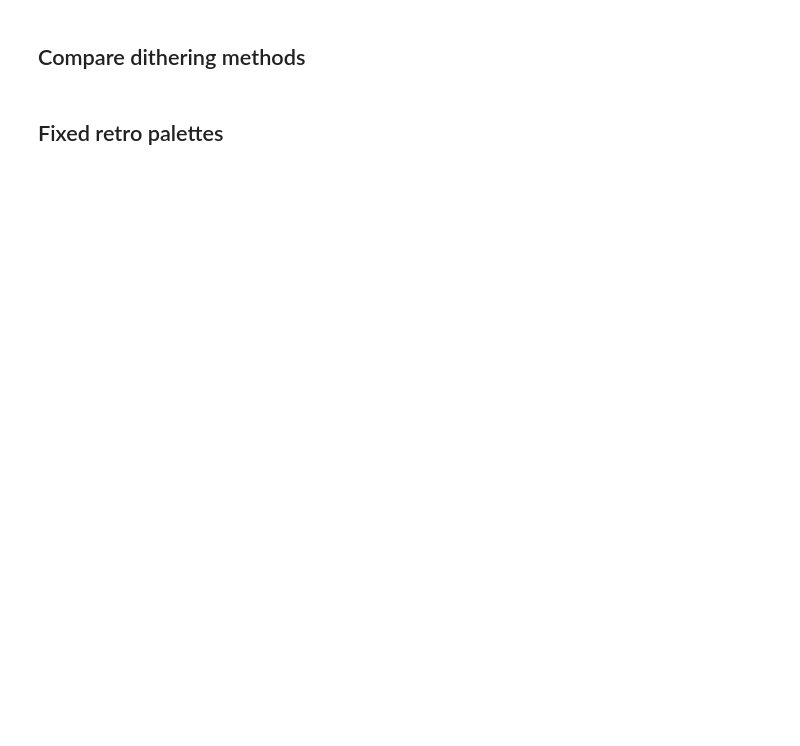
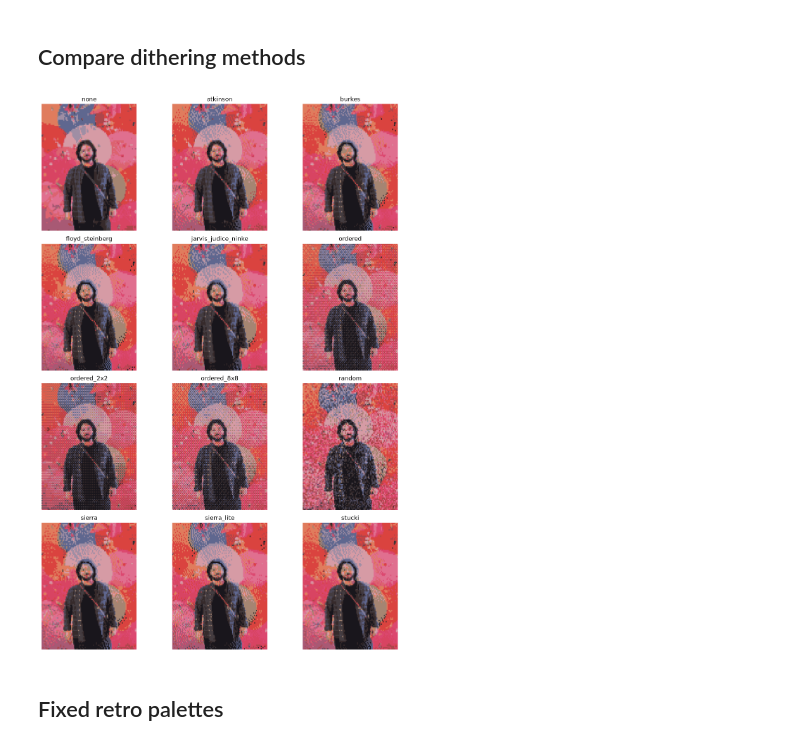
Before and after one commit to allmonty/bitmapper, a Jupyter notebook: notebooks/01_bitmapper_playground.ipynb, the cells around one changed output. Saved outputs shown, nothing was run; the diff lists cells and outputs as text; code cells hidden in the pictures; blank space fills up the shorter version.

```diff
--- a/notebooks/01_bitmapper_playground.ipynb
+++ b/notebooks/01_bitmapper_playground.ipynb
@@ -103,26 +106,28 @@ plt.show()
 # %%
 from bitmapper.dither import list_methods as list_dither_methods
 
 dither_methods = list_dither_methods()
 
-ncols = 4
+ncols = 3
 nrows = -(-len(dither_methods) // ncols)  # ceil division
 
 fig, axes = plt.subplots(nrows, ncols, figsize=(4 * ncols, 4 * nrows))
 axes = axes.flatten()
 
 for ax, method in zip(axes, dither_methods):
-    cfg = BitmapFilterConfig(output_size=(600, 600), grid_size=(60, 60), bit_depth=2, dither=method)
+    cfg = BitmapFilterConfig(output_size=output_size, grid_size=(100, 100), bit_depth=4, dither=method)
     res = apply_bitmap_filter(source_image, cfg)
     ax.imshow(res.output)
     ax.set_title(method)
     ax.axis("off")
 
 for ax in axes[len(dither_methods):]:
     ax.axis("off")
 
 plt.tight_layout()
 plt.show()
+# %% [output]
+[figure, added]
 # %% [markdown]
 ## Fixed retro palettes
 # %%
```
Also changed, not shown: parts of 5 cells of this notebook.
